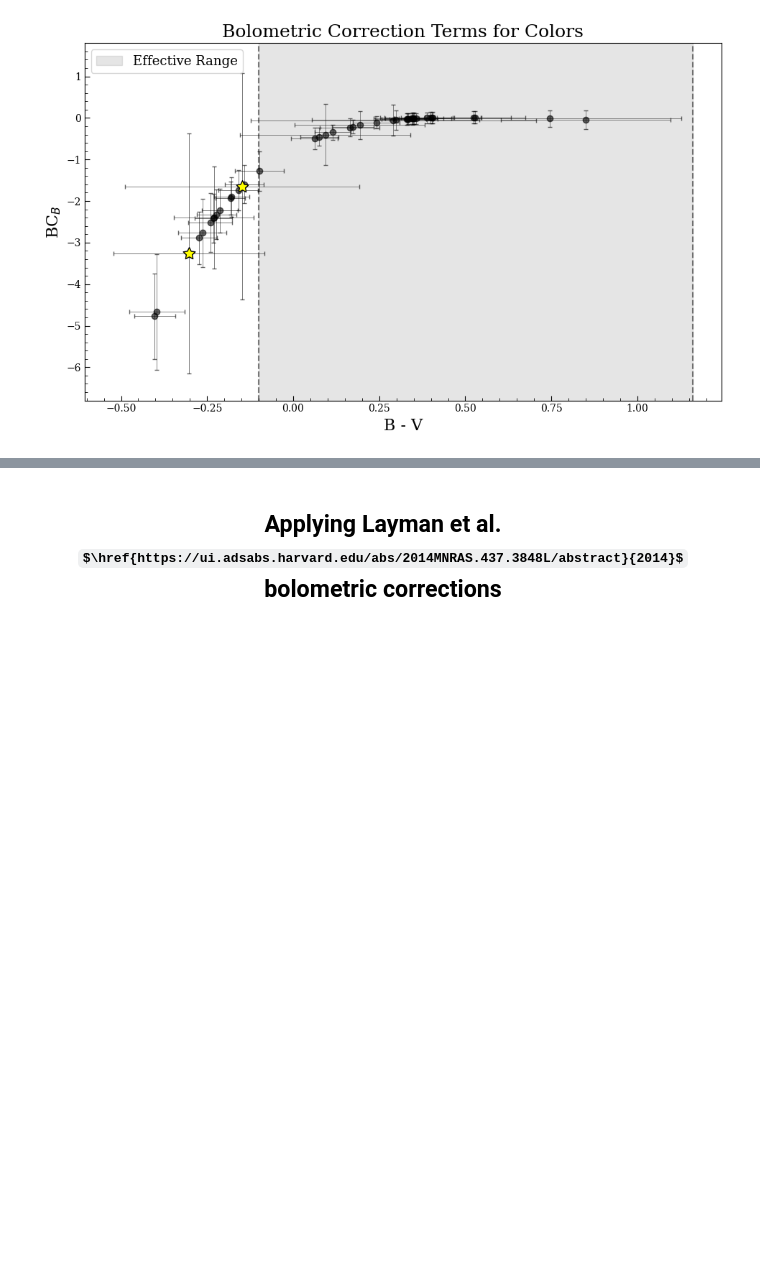
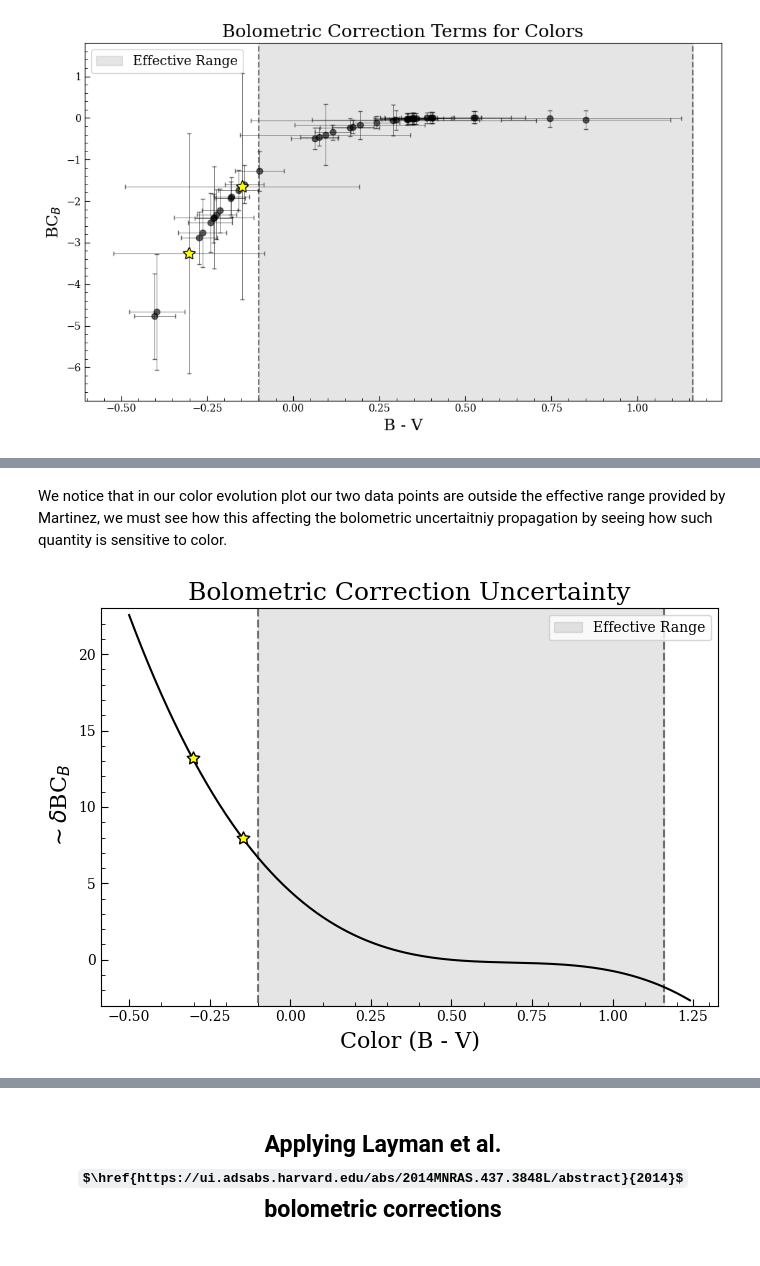
Before and after one commit to 159Patrick159/ZN-7090, a Jupyter notebook: Scripts/Generating Bolometric Light Curves.ipynb, the cells around one changed output, grey strips where cells are left out. Saved outputs shown, nothing was run; the diff lists cells and outputs as text; code cells hidden in the pictures; some formulas as TeX source; blank space fills up the shorter version.

```diff
--- a/Scripts/Generating Bolometric Light Curves.ipynb
+++ b/Scripts/Generating Bolometric Light Curves.ipynb
@@ -406,0 +378,28 @@ With this plot we can clearly explain the significant uncerainties in our bolome
+# %% [markdown]
+We notice that in our color evolution plot our two data points are outside the effective range provided by Martinez, we must see how this affecting the bolometric uncertaitniy propagation by seeing how such quantity is sensitive to color.
+# %%
+# Coefficients for corrections
+c0,c1,c2,c3,c4 = 0.740, 4.472, 9.637, 9.075, 3.290
+
+# Define fucntion of correction uncertainty
+BC_prime = lambda x: c1 - 2*c2*x + 3*c3*x**2 - 4*c4*x**3
+# Define mock domain of colors
+mock_domain = np.arange(-0.5,1.25,0.01)
+
+fig, a0 = plt.subplots(figsize=(7,5),
+                      ncols=1)
+a0.scatter([color1,color2],[BC_prime(color1),BC_prime(color2)],marker=(5, 1),c='yellow',edgecolors='k',s=90,zorder=2)
+a0.plot(mock_domain,BC_prime(mock_domain),c='k',zorder=1)
+a0.set_title("Bolometric Correction Uncertainty",fontsize=18)
+a0.set_xlabel("Color (B - V)",fontsize=16)
+a0.set_ylabel(r"$\sim$$\delta$BC$_B$",fontsize=16)
+a0.vlines([-0.1,1.16],ymin=-5,ymax=25,ls='--',colors='k',alpha=0.5)
+a0.axvspan(-0.1, 1.16 , alpha=0.2, color='gray',label="Effective Range")
+a0.set_ylim([-3,23])
+a0.yaxis.set_minor_locator(MultipleLocator(1))
+a0.xaxis.set_minor_locator(MultipleLocator(0.1))
+a0.legend()
+plt.tight_layout()
+plt.show()
+# %% [output]
+[figure, added]
```
Also changed, not shown: parts of 22 cells of this notebook.
